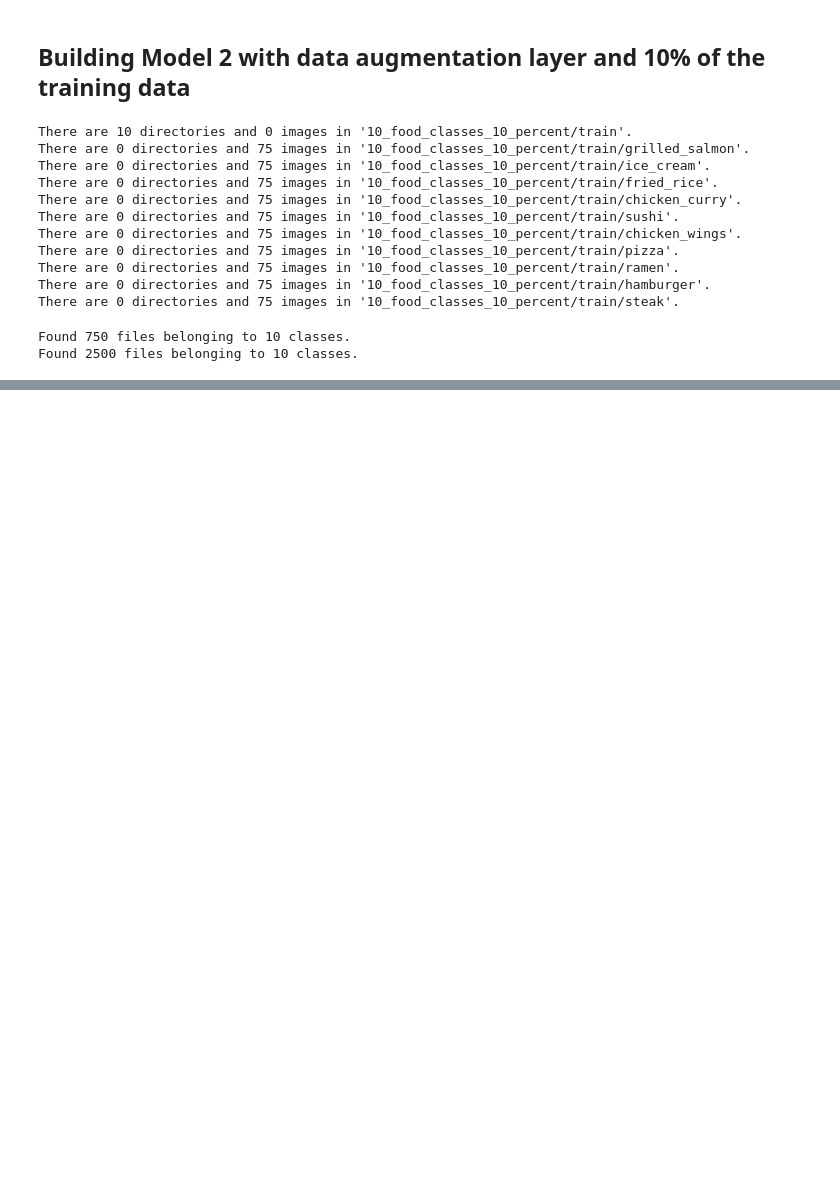
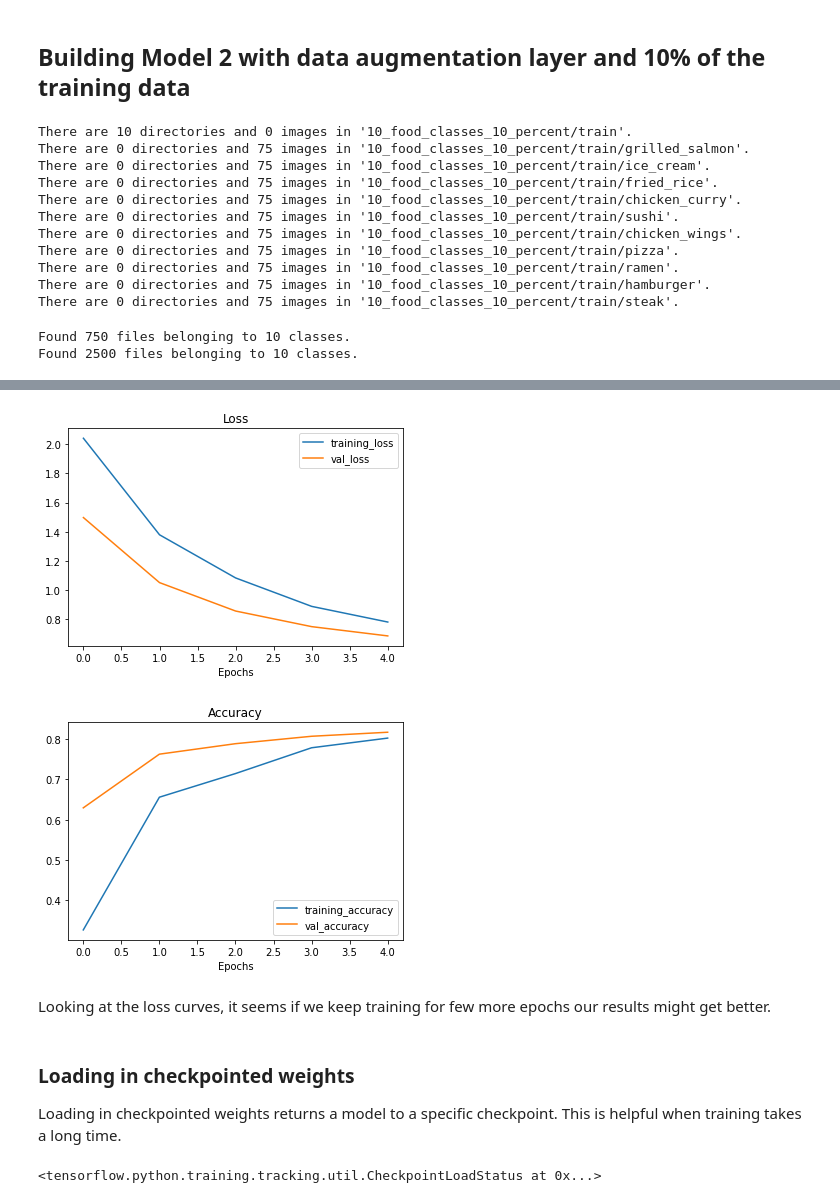
Before and after one commit to ashikshafi08/Learning_Tensorflow, a Jupyter notebook: Notebooks/05_Transfer_Learning_with_TensorFlow_Part_2_Fine_tuning.ipynb, the cells around one changed output, grey strips where cells are left out. Saved outputs shown, nothing was run; the diff lists cells and outputs as text; code cells hidden in the pictures; blank space fills up the shorter version.

```diff
--- a/Notebooks/05_Transfer_Learning_with_TensorFlow_Part_2_Fine_tuning.ipynb
+++ b/Notebooks/05_Transfer_Learning_with_TensorFlow_Part_2_Fine_tuning.ipynb
@@ -737,0 +737,14 @@ model_1 = keras.Model(inputs , outputs)
+# %%
+# Compile the model
+model_2.compile(loss = tf.keras.losses.CategoricalCrossentropy(),
+                optimizer = tf.keras.optimizers.Adam(),
+                metrics = ['accuracy'])
+# %%
+# Fit the model
+history_without_callback = model_2.fit(train_data_10_percent  ,
+                        epochs = 5,
+                        steps_per_epoch = len(train_data_10_percent) ,
+                        validation_data = test_data ,
+                        validation_steps = len(test_data) ,
+                        callbacks = [create_tensorboard_callback(dir_name = 'transfer_learning' ,
+                                                                 experiment_name = '10_percent_data_augmented')])
@@ -737,0 +770,10 @@ model_1 = keras.Model(inputs , outputs)
+# %%
+# Set checkpoint path (a checkpoint where our model will get saved)
+checkpoint_path = 'ten_percent_model_checkpoints_weights/checkpoint.ckpt' # ckpt --> extension for checkpoint
+
+# Create ModelCheckpoint callback thats saves the model's weight only
+checkpoint_callback = tf.keras.callbacks.ModelCheckpoint(filepath= checkpoint_path ,
+                                                         save_weights_only = True ,
+                                                         save_best_only = False ,
+                                                         save_freq = 'epoch' , # save every epoch
+                                                         verbose = 1 )
@@ -737,0 +782,9 @@ model_1 = keras.Model(inputs , outputs)
+# %%
+# Fit the model
+history_10_percent_data_aug = model_2.fit(train_data_10_percent  ,
+                        epochs = 5,
+                        steps_per_epoch = len(train_data_10_percent) ,
+                        validation_data = test_data ,
+                        validation_steps = len(test_data) ,
+                        callbacks = [create_tensorboard_callback(dir_name = 'transfer_learning' ,
+                                                                 experiment_name = '10_percent_data_augmented') , checkpoint_callback])
@@ -737,0 +820,17 @@ model_1 = keras.Model(inputs , outputs)
+# %%
+# plot the model loss curve
+plot_loss_curves(history_10_percent_data_aug)
+# %% [output]
+[figure, added]
+[figure, added]
+# %% [markdown]
+Looking at the loss curves, it seems if we keep training for few more epochs our results might get better.
+# %% [markdown]
+### Loading in checkpointed weights
+
+Loading in checkpointed weights returns a model to a specific checkpoint. This is helpful when training takes a long time.
+# %%
+# Load in saved model weights and evaluate. the model
+model_2.load_weights(checkpoint_path) # filepath to the weights
+# %% [output]
+<tensorflow.python.training.tracking.util.CheckpointLoadStatus at 0x...>
```
Also changed, not shown: parts of 77 cells of this notebook.
